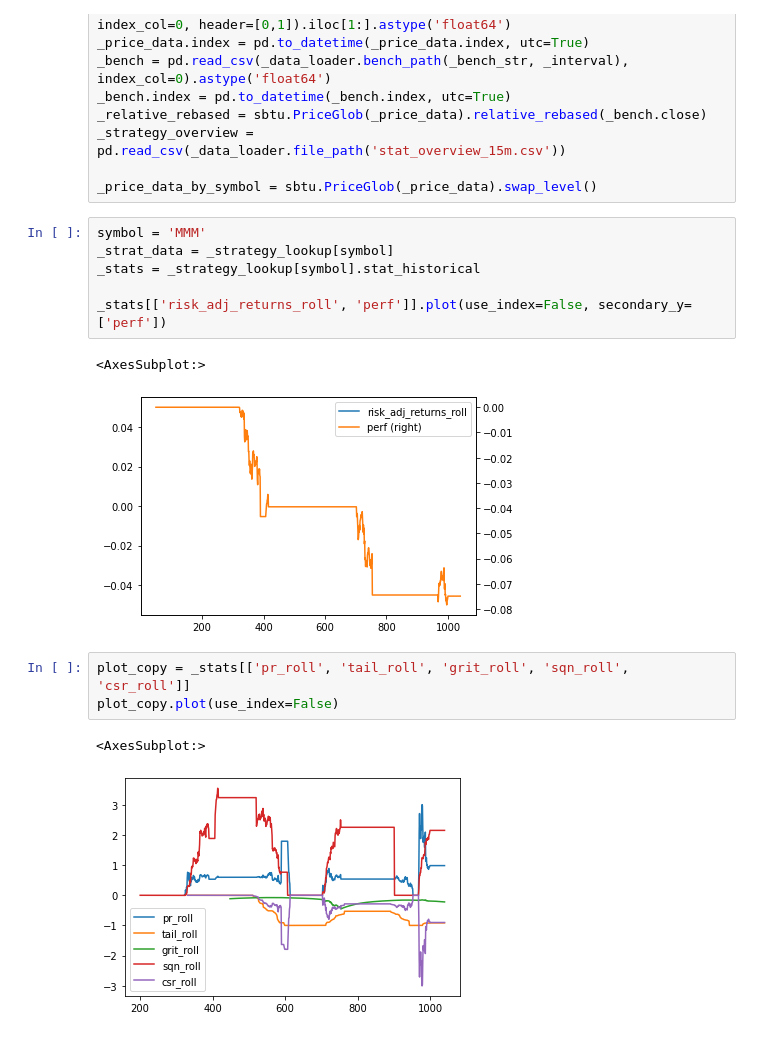
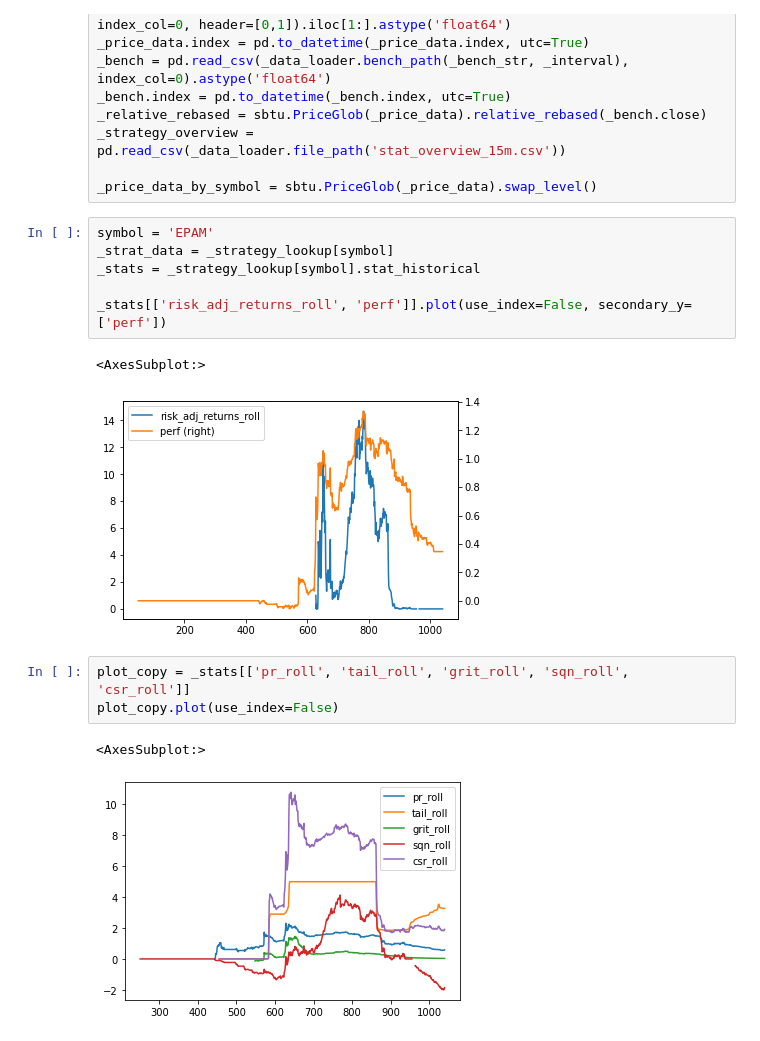
Before and after one commit to bjahnke/blue_bird_pms, a Jupyter notebook: src/backtester.ipynb, the cells around one changed output. Saved outputs shown, nothing was run; the diff lists cells and outputs as text.

```diff
--- a/src/backtester.ipynb
+++ b/src/backtester.ipynb
@@ -19,20 +19,20 @@ _strategy_overview = pd.read_csv(_data_loader.file_path('stat_overview_15m.csv')
 
 _price_data_by_symbol = sbtu.PriceGlob(_price_data).swap_level()
 # %%
-symbol = 'MMM'
+symbol = 'EPAM'
 _strat_data = _strategy_lookup[symbol]
 _stats = _strategy_lookup[symbol].stat_historical
 
 _stats[['risk_adj_returns_roll', 'perf']].plot(use_index=False, secondary_y=['perf'])
 # %% [output]
 <AxesSubplot:>
-[figure, old version]
+[figure, new version]
 # %%
 plot_copy = _stats[['pr_roll', 'tail_roll', 'grit_roll', 'sqn_roll', 'csr_roll']]
 plot_copy.plot(use_index=False)
 # %% [output]
 <AxesSubplot:>
-[figure, old version]
+[figure, new version]
 # %%
 # base = 90
 # for i in range(10):
```
Also changed, not shown: parts of 8 cells of this notebook, 4 other files.
